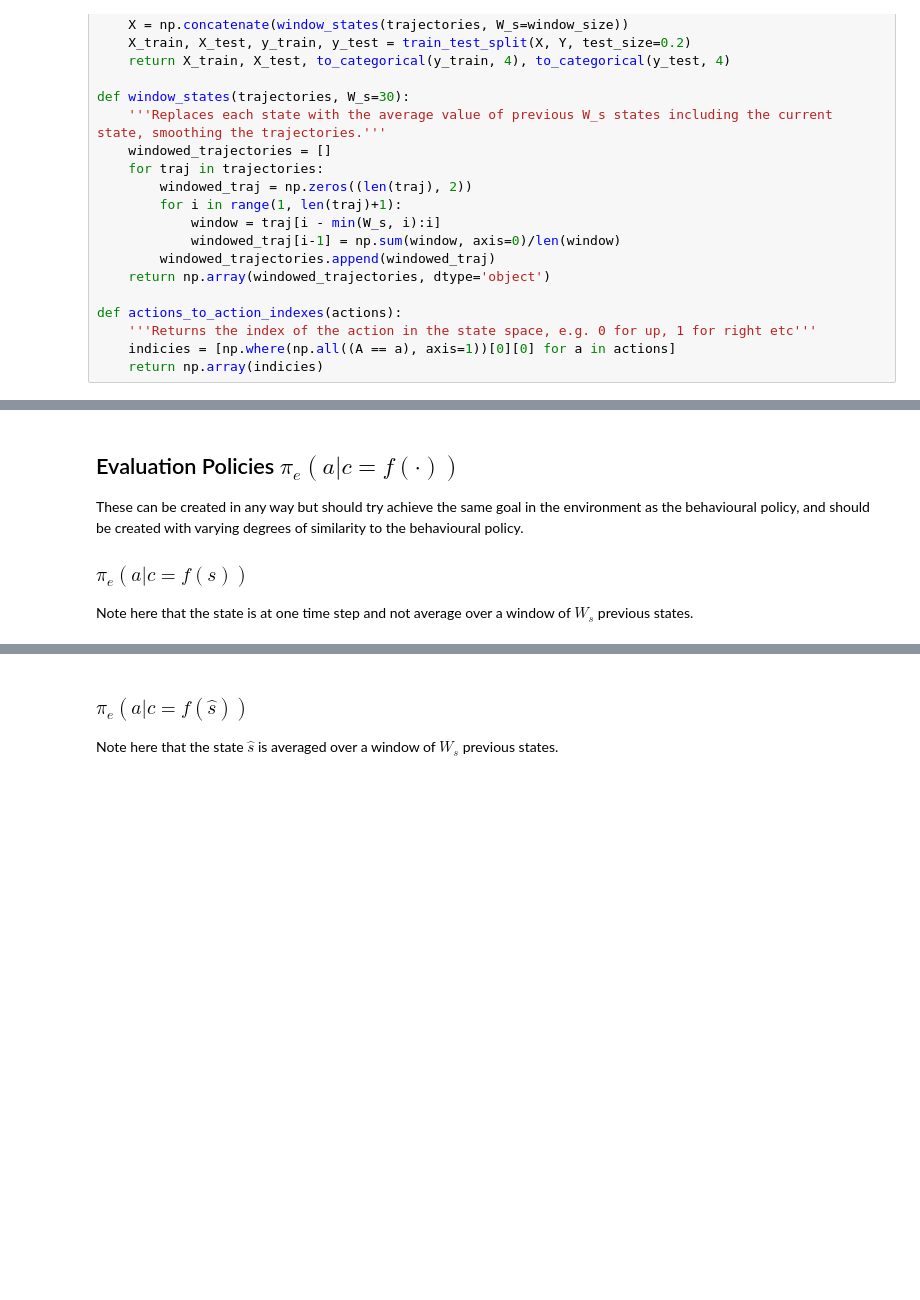
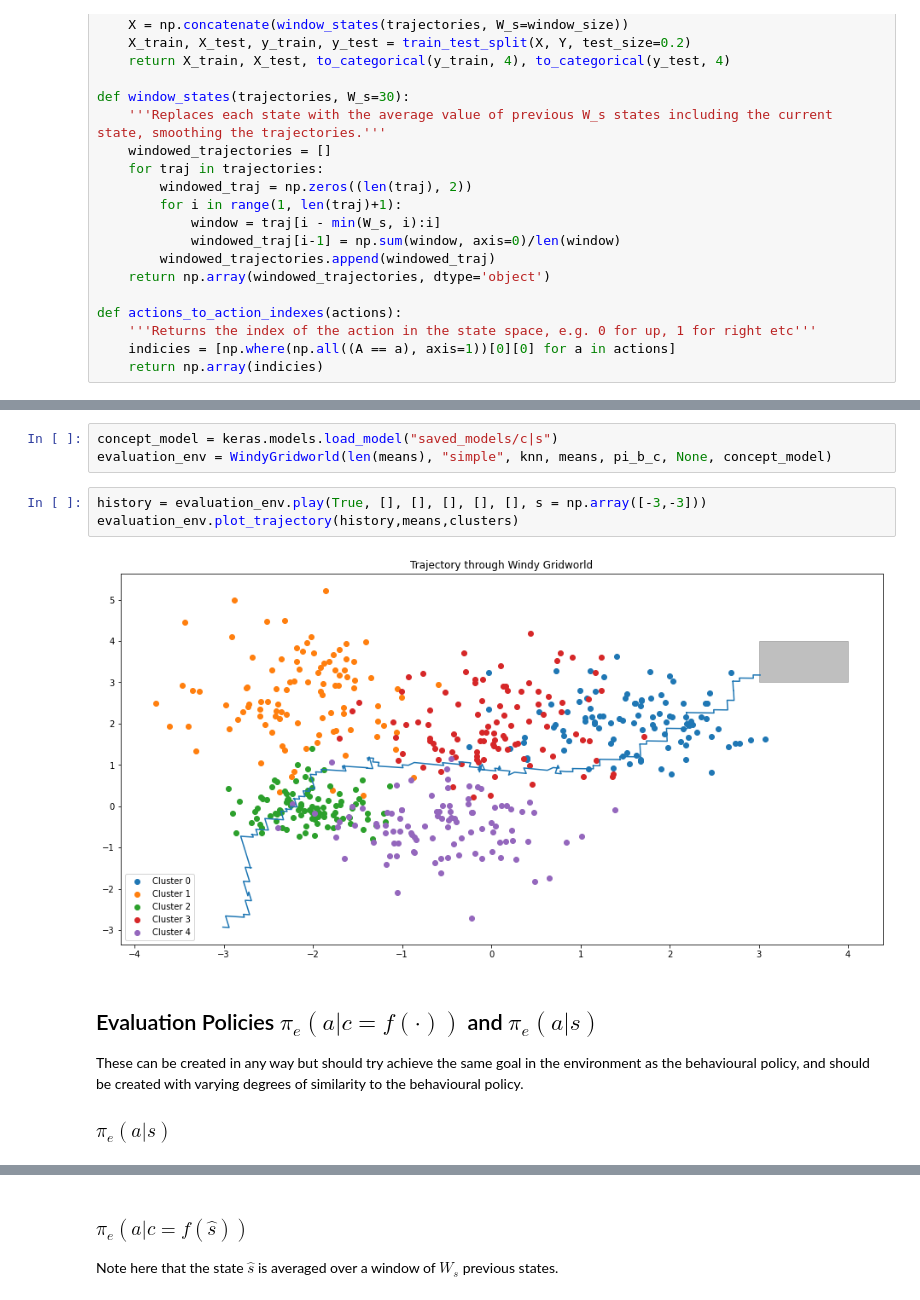
Before and after one commit to jackteversham/concepts-ope, a Jupyter notebook: learning_policies.ipynb, the cells around one changed output, grey strips where cells are left out. Cells and saved outputs as stored; diff of their text form; blank space fills up the shorter version.

```diff
--- a/learning_policies.ipynb
+++ b/learning_policies.ipynb
@@ -107,7 +156,14 @@ plt.show()
+# %%
+concept_model = keras.models.load_model("saved_models/c|s")
+evaluation_env = WindyGridworld(len(means), "simple", knn, means, pi_b_c, None, concept_model)
+# %%
+history = evaluation_env.play(True, [], [], [], [], [], s = np.array([-3,-3]))
+evaluation_env.plot_trajectory(history,means,clusters)
+# %% [output]
+[figure, added]
 # %% [markdown]
-## Evaluation Policies $\pi_e(a|c=f(\cdot))$
+## Evaluation Policies $\pi_e(a|c=f(\cdot))$ and $\pi_e(a|s)$
 
 These can be created in any way but should try achieve the same goal in the environment as the behavioural policy, and should be created with varying degrees of similarity to the behavioural policy.
 
-### $\pi_e(a|c=f(s))$
-Note here that the state is at one time step and not average over a window of $W_s$ previous states.
+### $\pi_e(a|s)$
```
Also changed, not shown: parts of 23 cells of this notebook, 16 other files.
